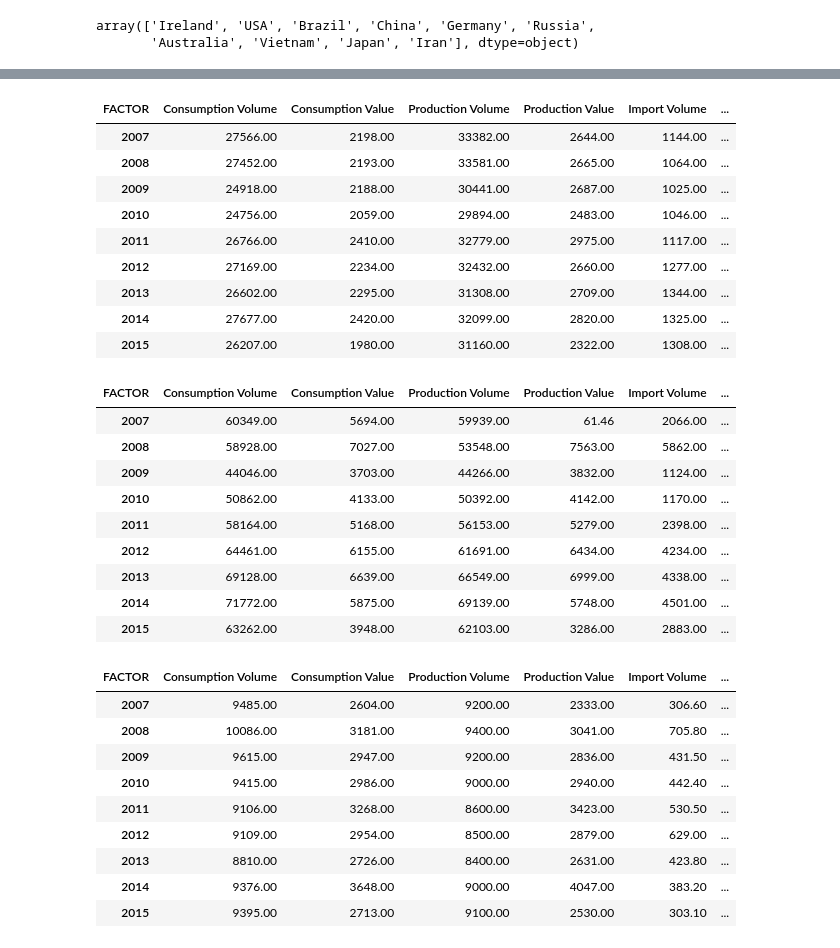
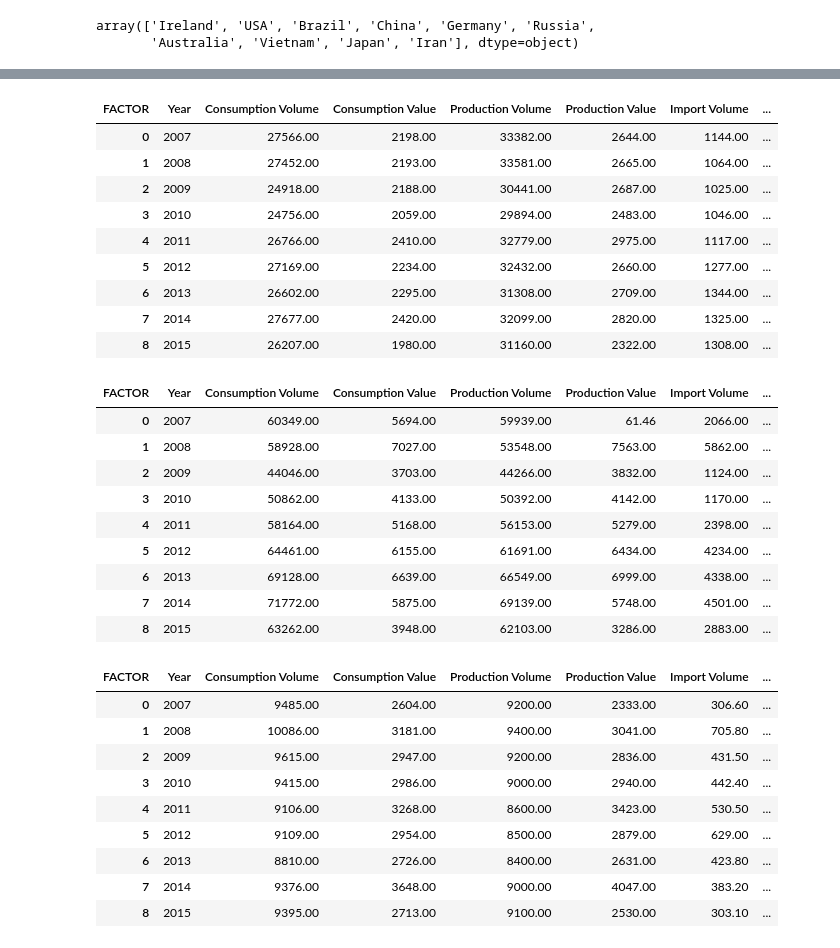
Before and after one commit to ASM2023063/mscda-20231-ca2, a Jupyter notebook: 2023063_ca2_notebook1.ipynb, the cells around one changed output, grey strips where cells are left out. Cells and saved outputs as stored; diff of their text form; code cells hidden in the pictures.

```diff
--- a/2023063_ca2_notebook1.ipynb
+++ b/2023063_ca2_notebook1.ipynb
@@ -60,6 +65,8 @@ def cement_df(country, new_df, original_df):
     new_df = new_df.transpose()
     new_df.columns = new_df.iloc[0]
     new_df.drop(index=new_df.index[0], axis=0, inplace=True)
+    new_df.reset_index(inplace=True)
+    new_df.rename(columns= {"index":"Year"},inplace=True)
     return new_df
 # %%
 # Ireland cement data
@@ -124,48 +139,54 @@ cement_df(country="China", new_df="china_cement", original_df=cement_data)
 # %%
 # Germany cement data
 
-cement_df(country="Germany", new_df="germany_cement", original_df=cement_data)
+germany_cement = cement_df(country="Germany", new_df="germany_cement", original_df=cement_data)
+germany_cement["Code"] = "DEU"
+germany_cement
 # %% [output]
-| FACTOR | Consumption Volume | Consumption Value | Production Volume | Production Value | Import Volume | ... |
-| 2007 | 27566.00 | 2198.00 | 33382.00 | 2644.00 | 1144.00 | ... |
-| 2008 | 27452.00 | 2193.00 | 33581.00 | 2665.00 | 1064.00 | ... |
-| 2009 | 24918.00 | 2188.00 | 30441.00 | 2687.00 | 1025.00 | ... |
-| 2010 | 24756.00 | 2059.00 | 29894.00 | 2483.00 | 1046.00 | ... |
-| 2011 | 26766.00 | 2410.00 | 32779.00 | 2975.00 | 1117.00 | ... |
-| 2012 | 27169.00 | 2234.00 | 32432.00 | 2660.00 | 1277.00 | ... |
-| 2013 | 26602.00 | 2295.00 | 31308.00 | 2709.00 | 1344.00 | ... |
-| 2014 | 27677.00 | 2420.00 | 32099.00 | 2820.00 | 1325.00 | ... |
-| 2015 | 26207.00 | 1980.00 | 31160.00 | 2322.00 | 1308.00 | ... |
+| FACTOR | Year | Consumption Volume | Consumption Value | Production Volume | Production Value | Import Volume | ... |
+| 0 | 2007 | 27566.00 | 2198.00 | 33382.00 | 2644.00 | 1144.00 | ... |
+| 1 | 2008 | 27452.00 | 2193.00 | 33581.00 | 2665.00 | 1064.00 | ... |
+| 2 | 2009 | 24918.00 | 2188.00 | 30441.00 | 2687.00 | 1025.00 | ... |
+| 3 | 2010 | 24756.00 | 2059.00 | 29894.00 | 2483.00 | 1046.00 | ... |
+| 4 | 2011 | 26766.00 | 2410.00 | 32779.00 | 2975.00 | 1117.00 | ... |
+| 5 | 2012 | 27169.00 | 2234.00 | 32432.00 | 2660.00 | 1277.00 | ... |
+| 6 | 2013 | 26602.00 | 2295.00 | 31308.00 | 2709.00 | 1344.00 | ... |
+| 7 | 2014 | 27677.00 | 2420.00 | 32099.00 | 2820.00 | 1325.00 | ... |
+| 8 | 2015 | 26207.00 | 1980.00 | 31160.00 | 2322.00 | 1308.00 | ... |
 # %%
 # Russia cement data
 
-cement_df(country="Russia", new_df="russia_cement", original_df=cement_data)
+russia_cement = cement_df(country="Russia", new_df="russia_cement", original_df=cement_data)
+russia_cement["Code"] = "RUS"
+russia_cement
 # %% [output]
-| FACTOR | Consumption Volume | Consumption Value | Production Volume | Production Value | Import Volume | ... |
-| 2007 | 60349.00 | 5694.00 | 59939.00 | 61.46 | 2066.00 | ... |
-| 2008 | 58928.00 | 7027.00 | 53548.00 | 7563.00 | 5862.00 | ... |
-| 2009 | 44046.00 | 3703.00 | 44266.00 | 3832.00 | 1124.00 | ... |
-| 2010 | 50862.00 | 4133.00 | 50392.00 | 4142.00 | 1170.00 | ... |
-| 2011 | 58164.00 | 5168.00 | 56153.00 | 5279.00 | 2398.00 | ... |
-| 2012 | 64461.00 | 6155.00 | 61691.00 | 6434.00 | 4234.00 | ... |
-| 2013 | 69128.00 | 6639.00 | 66549.00 | 6999.00 | 4338.00 | ... |
-| 2014 | 71772.00 | 5875.00 | 69139.00 | 5748.00 | 4501.00 | ... |
-| 2015 | 63262.00 | 3948.00 | 62103.00 | 3286.00 | 2883.00 | ... |
+| FACTOR | Year | Consumption Volume | Consumption Value | Production Volume | Production Value | Import Volume | ... |
+| 0 | 2007 | 60349.00 | 5694.00 | 59939.00 | 61.46 | 2066.00 | ... |
+| 1 | 2008 | 58928.00 | 7027.00 | 53548.00 | 7563.00 | 5862.00 | ... |
+| 2 | 2009 | 44046.00 | 3703.00 | 44266.00 | 3832.00 | 1124.00 | ... |
+| 3 | 2010 | 50862.00 | 4133.00 | 50392.00 | 4142.00 | 1170.00 | ... |
+| 4 | 2011 | 58164.00 | 5168.00 | 56153.00 | 5279.00 | 2398.00 | ... |
+| 5 | 2012 | 64461.00 | 6155.00 | 61691.00 | 6434.00 | 4234.00 | ... |
+| 6 | 2013 | 69128.00 | 6639.00 | 66549.00 | 6999.00 | 4338.00 | ... |
+| 7 | 2014 | 71772.00 | 5875.00 | 69139.00 | 5748.00 | 4501.00 | ... |
+| 8 | 2015 | 63262.00 | 3948.00 | 62103.00 | 3286.00 | 2883.00 | ... |
 # %%
 # Australia cement data
 
-cement_df(country="Australia", new_df="australia_cement", original_df=cement_data)
+australia_cement = cement_df(country="Australia", new_df="australia_cement", original_df=cement_data)
+australia_cement["Code"] = "AUS"
+australia_cement
 # %% [output]
-| FACTOR | Consumption Volume | Consumption Value | Production Volume | Production Value | Import Volume | ... |
-| 2007 | 9485.00 | 2604.00 | 9200.00 | 2333.00 | 306.60 | ... |
-| 2008 | 10086.00 | 3181.00 | 9400.00 | 3041.00 | 705.80 | ... |
-| 2009 | 9615.00 | 2947.00 | 9200.00 | 2836.00 | 431.50 | ... |
-| 2010 | 9415.00 | 2986.00 | 9000.00 | 2940.00 | 442.40 | ... |
-| 2011 | 9106.00 | 3268.00 | 8600.00 | 3423.00 | 530.50 | ... |
-| 2012 | 9109.00 | 2954.00 | 8500.00 | 2879.00 | 629.00 | ... |
-| 2013 | 8810.00 | 2726.00 | 8400.00 | 2631.00 | 423.80 | ... |
-| 2014 | 9376.00 | 3648.00 | 9000.00 | 4047.00 | 383.20 | ... |
-| 2015 | 9395.00 | 2713.00 | 9100.00 | 2530.00 | 303.10 | ... |
+| FACTOR | Year | Consumption Volume | Consumption Value | Production Volume | Production Value | Import Volume | ... |
+| 0 | 2007 | 9485.00 | 2604.00 | 9200.00 | 2333.00 | 306.60 | ... |
+| 1 | 2008 | 10086.00 | 3181.00 | 9400.00 | 3041.00 | 705.80 | ... |
+| 2 | 2009 | 9615.00 | 2947.00 | 9200.00 | 2836.00 | 431.50 | ... |
+| 3 | 2010 | 9415.00 | 2986.00 | 9000.00 | 2940.00 | 442.40 | ... |
+| 4 | 2011 | 9106.00 | 3268.00 | 8600.00 | 3423.00 | 530.50 | ... |
+| 5 | 2012 | 9109.00 | 2954.00 | 8500.00 | 2879.00 | 629.00 | ... |
+| 6 | 2013 | 8810.00 | 2726.00 | 8400.00 | 2631.00 | 423.80 | ... |
+| 7 | 2014 | 9376.00 | 3648.00 | 9000.00 | 4047.00 | 383.20 | ... |
+| 8 | 2015 | 9395.00 | 2713.00 | 9100.00 | 2530.00 | 303.10 | ... |
 # %%
 # Vietnam cement data
 
```
Also changed, not shown: parts of 17 cells of this notebook.
